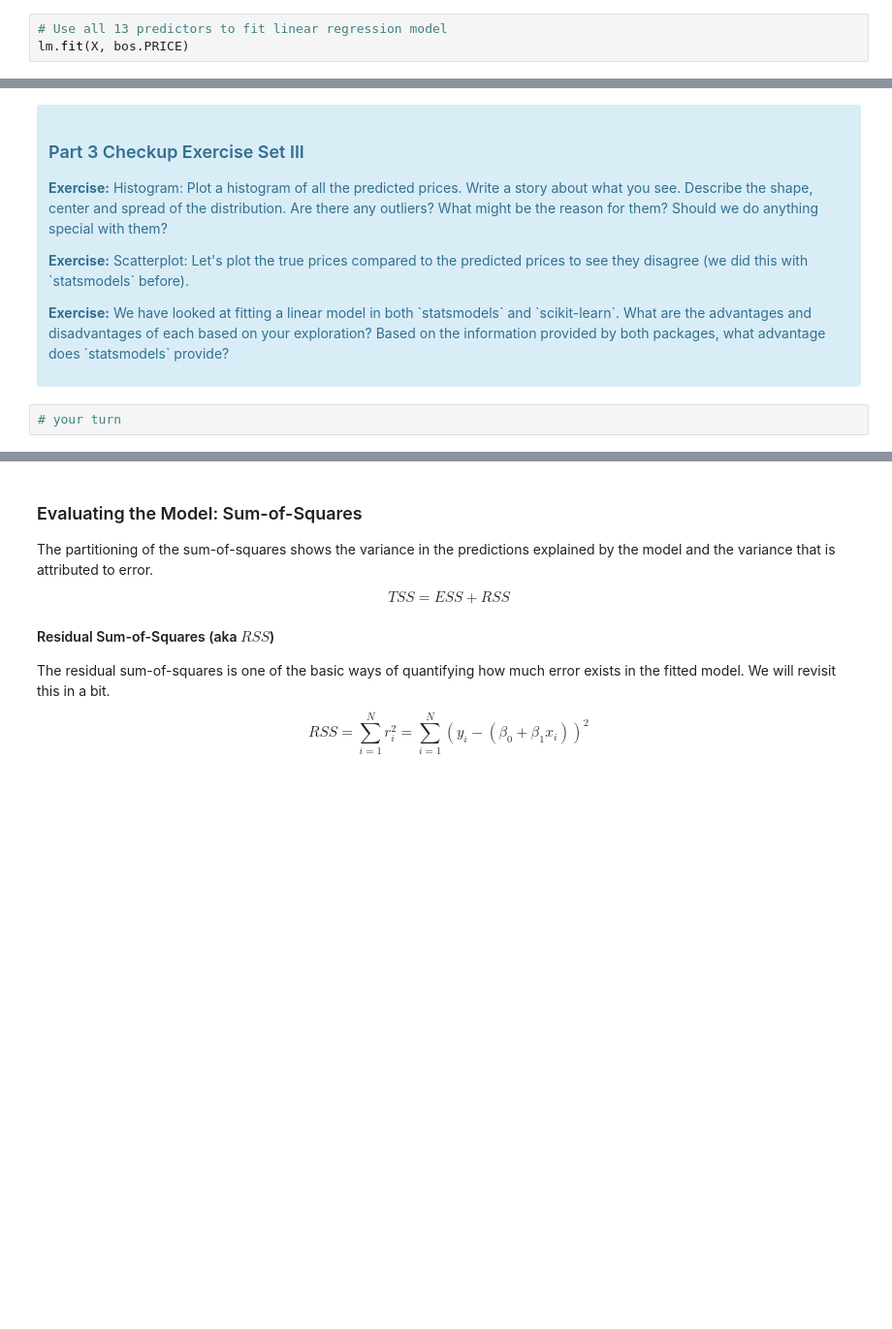
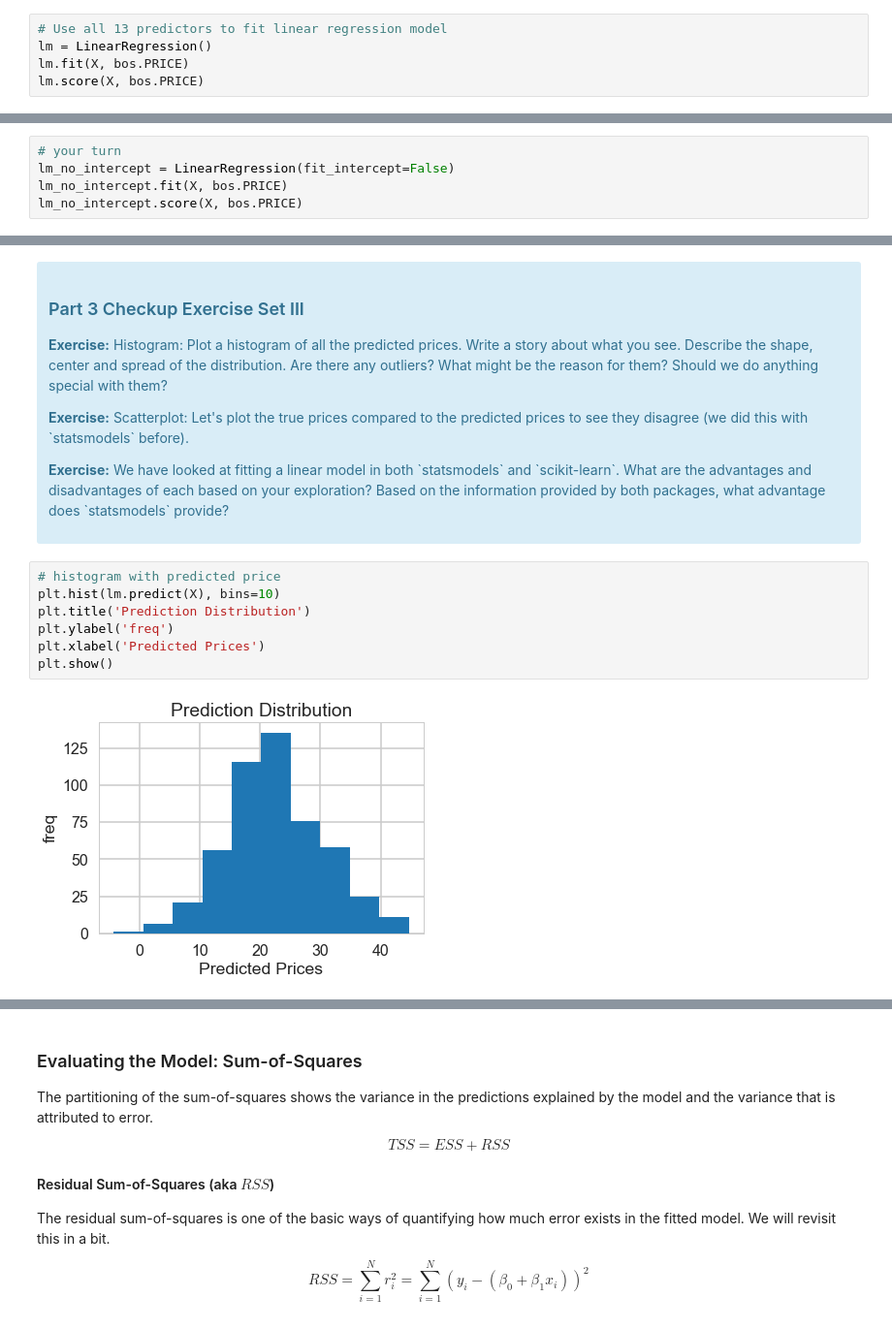
Before and after one commit to sittingman/springboardproj, a Jupyter notebook: linear_regression/Mini_Project_Linear_Regression.ipynb, the cells around one changed output, grey strips where cells are left out. Shown: that part at 97% size. Drawn from its saved outputs; the diff is of its cells as text; blank space fills up the shorter version.

```diff
--- a/linear_regression/Mini_Project_Linear_Regression.ipynb
+++ b/linear_regression/Mini_Project_Linear_Regression.ipynb
@@ -507,5 +515,7 @@ Output | Description
 The `lm.fit()` function estimates the coefficients the linear regression using least squares.
 # %%
 # Use all 13 predictors to fit linear regression model
+lm = LinearRegression()
 lm.fit(X, bos.PRICE)
+lm.score(X, bos.PRICE)
 # %% [output]
@@ -524,0 +533,5 @@ LinearRegression(copy_X=True, fit_intercept=True, n_jobs=1, normalize=False)
+# %%
+# your turn
+lm_no_intercept = LinearRegression(fit_intercept=False)
+lm_no_intercept.fit(X, bos.PRICE)
+lm_no_intercept.score(X, bos.PRICE)
@@ -577,5 +598,12 @@ array([30.00821269, 25.0298606 , 30.5702317 , 28.60814055, 27.94288232])
 
 <p><b>Exercise:</b> We have looked at fitting a linear model in both `statsmodels` and `scikit-learn`. What are the advantages and disadvantages of each based on your exploration? Based on the information provided by both packages, what advantage does `statsmodels` provide?</p>
 </div>
-# %%
-# your turn
+# %%
+# histogram with predicted price
+plt.hist(lm.predict(X), bins=10)
+plt.title('Prediction Distribution')
+plt.ylabel('freq')
+plt.xlabel('Predicted Prices')
+plt.show()
+# %% [output]
+[figure, added]
```
Also changed, not shown: parts of 31 cells of this notebook.
